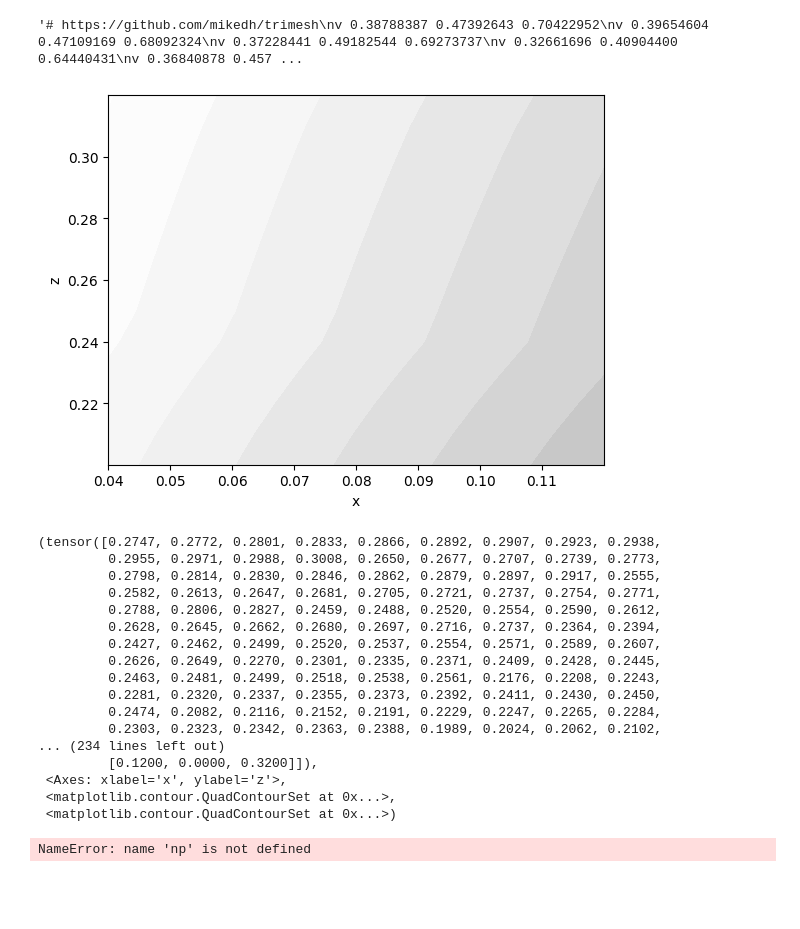
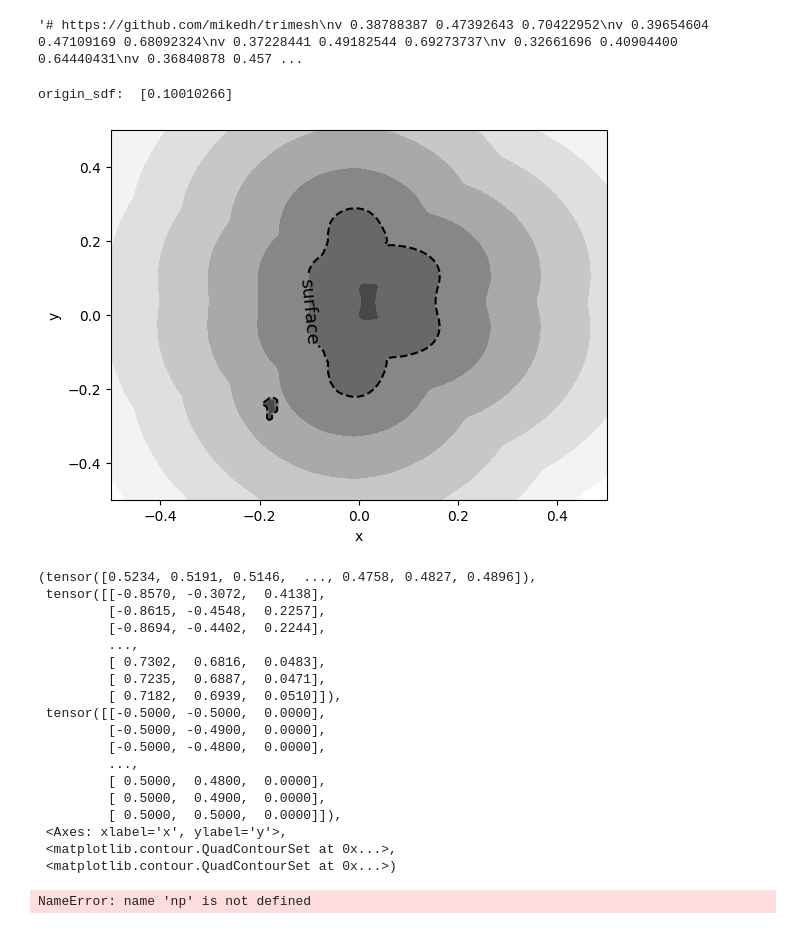
Before and after one commit to Exusial/threestudio, a Jupyter notebook: visualize.ipynb, the cells around one changed output. Cells and saved outputs as stored; diff of their text form; code cells hidden in the pictures; blank space fills up the shorter version.

```diff
--- a/visualize.ipynb
+++ b/visualize.ipynb
@@ -14,37 +18,48 @@ mesh_simplified.export('./smpl_simplified.obj')
+# %%
+f = SDF(o.vertices, o.faces)
+
+# Compute some SDF values (negative outside);
+# takes a (num_points, 3) array, converts automatically
+origin_sdf = f([0, 0, 0])
+sdf_multi_point = f([[0, 0, 0],[1,1,1],[0.1,0.2,0.2]])
+print ("origin_sdf: ", origin_sdf)
+# %% [output]
+origin_sdf:  [0.10010266]
 # %%
 import pytorch_volumetric as pv
 import numpy as np
 
 # supposing we have an object mesh (most formats supported) - from https://github.com/eleramp/pybullet-object-models
-obj = pv.MeshObjectFactory("./smpl_simplified.obj")
+obj = pv.MeshObjectFactory("./smpl.obj")
 sdf = pv.MeshSDF(obj)
 # need a dimension with no range to slice; here it's y
 query_range = np.array([
 [-0.5, 0.5],
+[-0.5, 0.5],
 [0.0, 0.0],
-[0.0, 0.32],
    #[-0.2, -0.16],
    #[-0.3, -0.22],
    #[0.0, 0.0],
 ])
 pv.draw_sdf_slice(sdf, query_range)
 # %% [output]
-[figure, old version]
+[figure, new version]
-(tensor([0.2747, 0.2772, 0.2801, 0.2833, 0.2866, 0.2892, 0.2907, 0.2923, 0.2938,
-         0.2955, 0.2971, 0.2988, 0.3008, 0.2650, 0.2677, 0.2707, 0.2739, 0.2773,
-         0.2798, 0.2814, 0.2830, 0.2846, 0.2862, 0.2879, 0.2897, 0.2917, 0.2555,
-         0.2582, 0.2613, 0.2647, 0.2681, 0.2705, 0.2721, 0.2737, 0.2754, 0.2771,
-         0.2788, 0.2806, 0.2827, 0.2459, 0.2488, 0.2520, 0.2554, 0.2590, 0.2612,
-         0.2628, 0.2645, 0.2662, 0.2680, 0.2697, 0.2716, 0.2737, 0.2364, 0.2394,
-         0.2427, 0.2462, 0.2499, 0.2520, 0.2537, 0.2554, 0.2571, 0.2589, 0.2607,
-         0.2626, 0.2649, 0.2270, 0.2301, 0.2335, 0.2371, 0.2409, 0.2428, 0.2445,
-         0.2463, 0.2481, 0.2499, 0.2518, 0.2538, 0.2561, 0.2176, 0.2208, 0.2243,
-         0.2281, 0.2320, 0.2337, 0.2355, 0.2373, 0.2392, 0.2411, 0.2430, 0.2450,
-         0.2474, 0.2082, 0.2116, 0.2152, 0.2191, 0.2229, 0.2247, 0.2265, 0.2284,
-         0.2303, 0.2323, 0.2342, 0.2363, 0.2388, 0.1989, 0.2024, 0.2062, 0.2102,
-... (234 lines left out)
-         [0.1200, 0.0000, 0.3200]]),
- <Axes: xlabel='x', ylabel='z'>,
+(tensor([0.5234, 0.5191, 0.5146,  ..., 0.4758, 0.4827, 0.4896]),
+ tensor([[-0.8570, -0.3072,  0.4138],
+         [-0.8615, -0.4548,  0.2257],
+         [-0.8694, -0.4402,  0.2244],
+         ...,
+         [ 0.7302,  0.6816,  0.0483],
+         [ 0.7235,  0.6887,  0.0471],
+         [ 0.7182,  0.6939,  0.0510]]),
+ tensor([[-0.5000, -0.5000,  0.0000],
+         [-0.5000, -0.4900,  0.0000],
+         [-0.5000, -0.4800,  0.0000],
+         ...,
+         [ 0.5000,  0.4800,  0.0000],
+         [ 0.5000,  0.4900,  0.0000],
+         [ 0.5000,  0.5000,  0.0000]]),
+ <Axes: xlabel='x', ylabel='y'>,
  <matplotlib.contour.QuadContourSet at 0x...>,
  <matplotlib.contour.QuadContourSet at 0x...>)
 # %%
```
Also changed, not shown: parts of 1 cell of this notebook, 6 other files.
